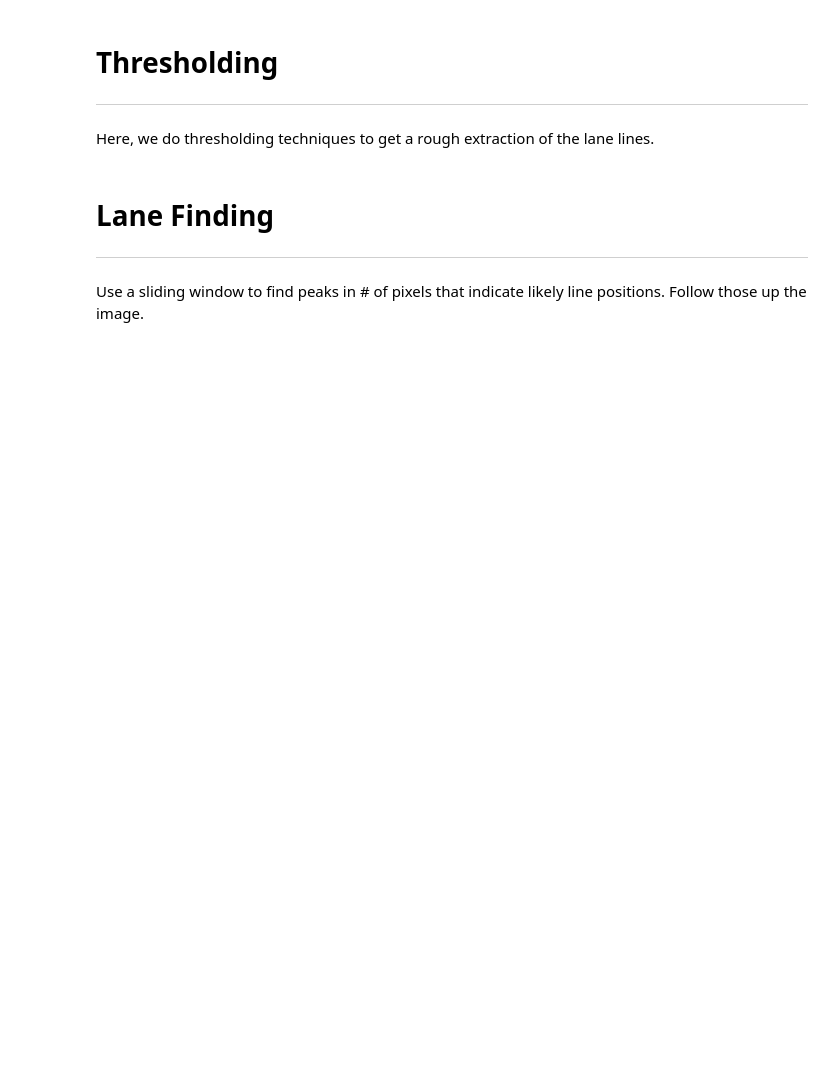
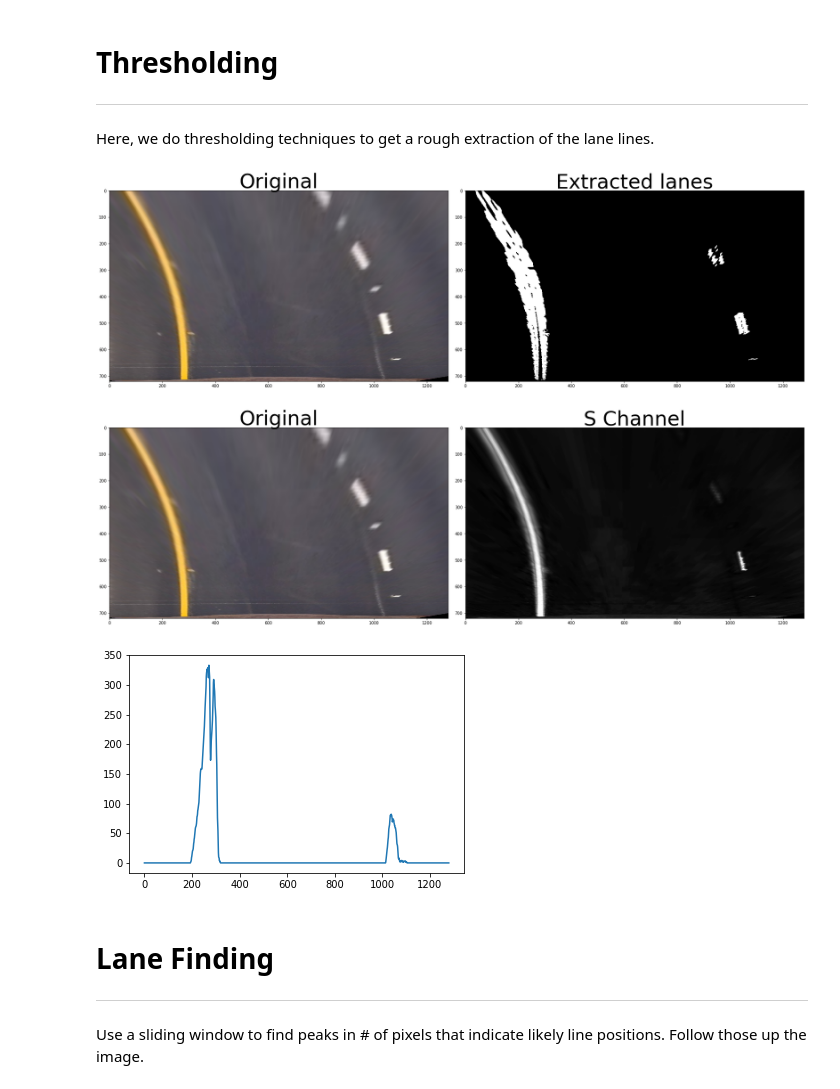
Before and after one commit to spillow/CarND-Advanced-Lane-Lines, a Jupyter notebook: Lane_Detection.ipynb, the cells around one changed output. Cells and saved outputs as stored; diff of their text form; code cells hidden in the pictures; blank space fills up the shorter version.

```diff
--- a/Lane_Detection.ipynb
+++ b/Lane_Detection.ipynb
@@ -121,28 +124,28 @@ def lane_line_extract(img, threshx=40, threshy=40, mag_thresh=(20, 255), dir_thr
 # %%
 extracted_lanes_images = []
 undistored_images      = []
 
-for file in os.listdir('test_images'):
+#for file in os.listdir('test_images'):
+for file in ['test2.jpg']:
     img = plt.imread(os.path.join('test_images', file))
     img = undistort_image(img, cam_matrix, dist_params)
     undistored_images.append(img)
     ext = lane_line_extract(img)
     ext = cv2.warpPerspective(ext, perspM, img.shape[:2][::-1], flags=cv2.INTER_LINEAR)
     img = cv2.warpPerspective(img, perspM, img.shape[:2][::-1], flags=cv2.INTER_LINEAR)
 
-
-    continue
     before_after_plot(img, ext, 'Original', 'Extracted lanes', None, 'gray')
     before_after_plot(img, cv2.cvtColor(img, cv2.COLOR_RGB2HLS)[:,:,2], 'Original', 'S Channel', None, 'gray')
-    before_after_plot(img, cv2.cvtColor(img, cv2.COLOR_RGB2HLS)[:,:,0], 'Original', 'H Channel', None, 'gray')
-    before_after_plot(img, cv2.cvtColor(img, cv2.COLOR_RGB2HLS)[:,:,1], 'Original', 'L Channel', None, 'gray')
+    #before_after_plot(img, cv2.cvtColor(img, cv2.COLOR_RGB2HLS)[:,:,0], 'Original', 'H Channel', None, 'gray')
+    #before_after_plot(img, cv2.cvtColor(img, cv2.COLOR_RGB2HLS)[:,:,1], 'Original', 'L Channel', None, 'gray')
     histogram = np.sum(ext[ext.shape[0]//2:,:], axis=0)
     plt.figure()
     plt.plot(histogram)
-    histogram = np.sum(ext[:ext.shape[0]//2,:], axis=0)
-    plt.figure()
-    plt.plot(histogram)
     extracted_lanes_images.append(ext)
+# %% [output]
+[figure, added]
+[figure, added]
+[figure, added]
 # %% [markdown]
 # Lane Finding
 ***
```
Also changed, not shown: parts of 3 cells of this notebook, 3 other files.
